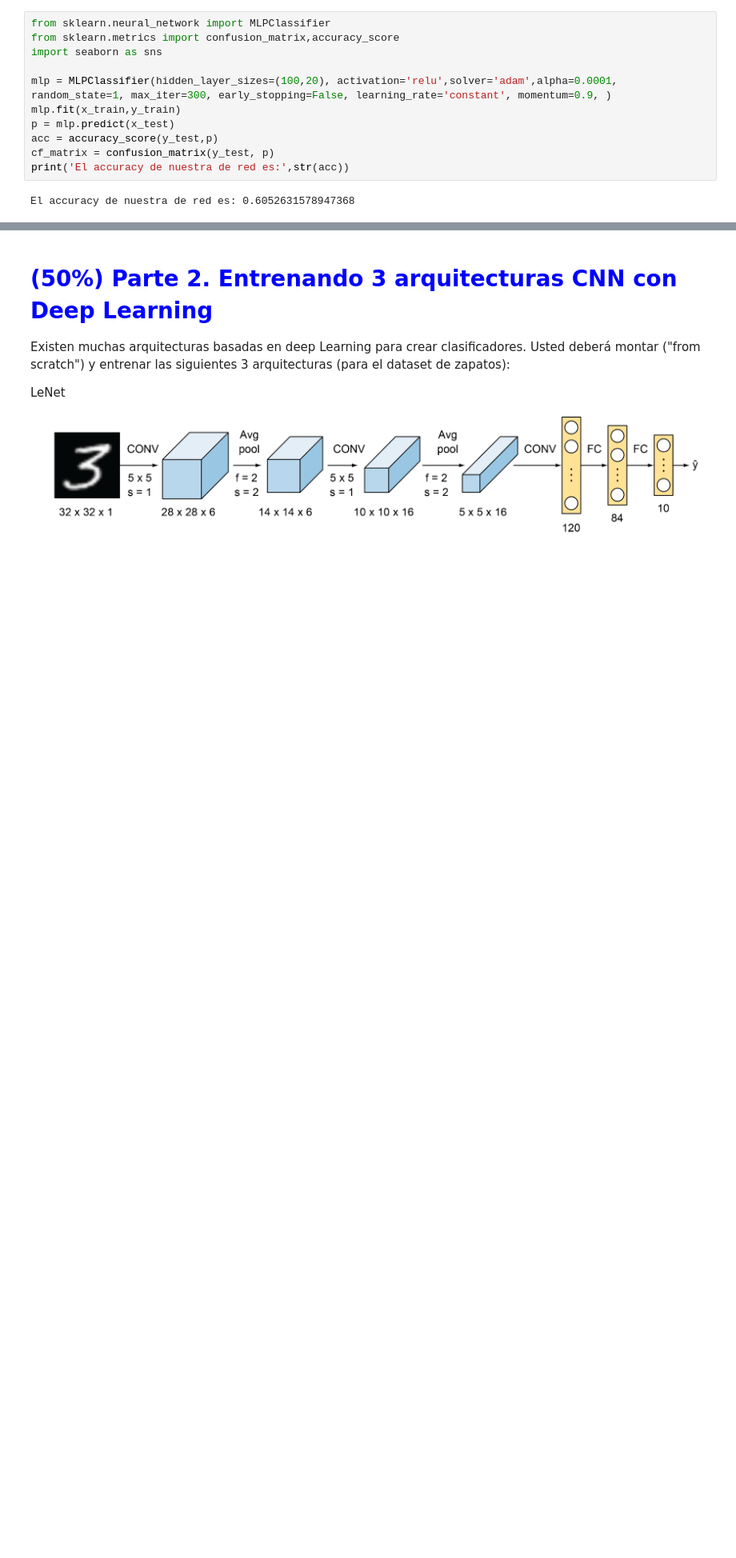
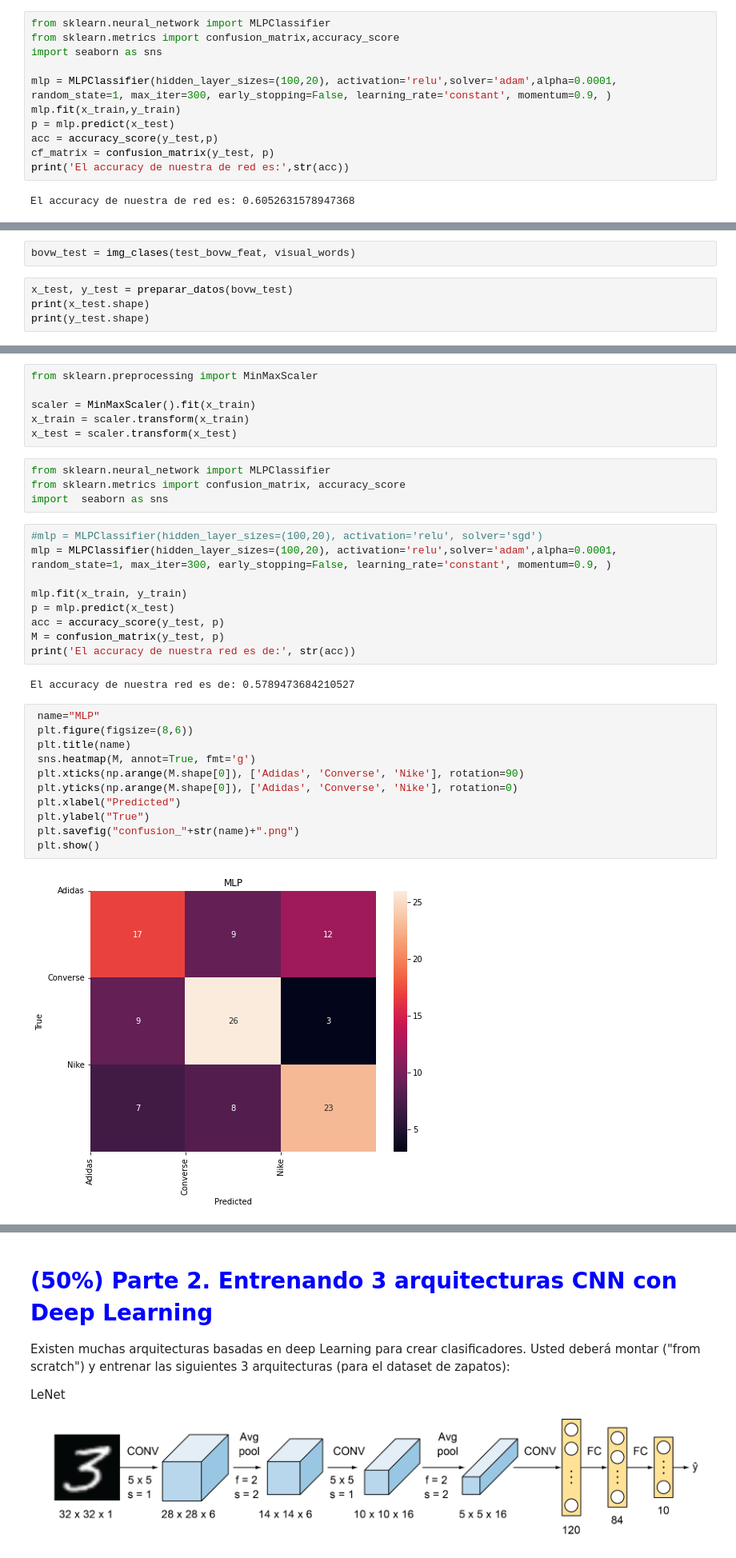
Before and after one commit to ElijahKz/ClasificadoresCl-sicos-vs-modernos, a Jupyter notebook: CVwDL_2022_3_Laboratorio1_SM.ipynb, the cells around one changed output, grey strips where cells are left out. Shown at 80% size. Cells and saved outputs as stored; diff of their text form; blank space fills up the shorter version.

```diff
--- a/CVwDL_2022_3_Laboratorio1_SM.ipynb
+++ b/CVwDL_2022_3_Laboratorio1_SM.ipynb
@@ -230,0 +602,6 @@ El accuracy de nuestra de red es: 0.6052631578947368
+# %%
+bovw_test = img_clases(test_bovw_feat, visual_words)
+# %%
+x_test, y_test = preparar_datos(bovw_test)
+print(x_test.shape)
+print(y_test.shape)
@@ -230,0 +611,34 @@ El accuracy de nuestra de red es: 0.6052631578947368
+# %%
+from sklearn.preprocessing import MinMaxScaler
+
+scaler = MinMaxScaler().fit(x_train)
+x_train = scaler.transform(x_train)
+x_test = scaler.transform(x_test)
+# %%
+from sklearn.neural_network import MLPClassifier
+from sklearn.metrics import confusion_matrix, accuracy_score
+import  seaborn as sns
+# %%
+#mlp = MLPClassifier(hidden_layer_sizes=(100,20), activation='relu', solver='sgd')
+mlp = MLPClassifier(hidden_layer_sizes=(100,20), activation='relu',solver='adam',alpha=0.0001, random_state=1, max_iter=300, early_stopping=False, learning_rate='constant', momentum=0.9, )
+
+mlp.fit(x_train, y_train)
+p = mlp.predict(x_test)
+acc = accuracy_score(y_test, p)
+M = confusion_matrix(y_test, p)
+print('El accuracy de nuestra red es de:', str(acc))
+# %% [output]
+El accuracy de nuestra red es de: 0.5789473684210527
+# %%
+ name="MLP"
+ plt.figure(figsize=(8,6))
+ plt.title(name)
+ sns.heatmap(M, annot=True, fmt='g')
+ plt.xticks(np.arange(M.shape[0]), ['Adidas', 'Converse', 'Nike'], rotation=90)
+ plt.yticks(np.arange(M.shape[0]), ['Adidas', 'Converse', 'Nike'], rotation=0)
+ plt.xlabel("Predicted")
+ plt.ylabel("True")
+ plt.savefig("confusion_"+str(name)+".png")
+ plt.show()
+# %% [output]
+[figure, added]
```
Also changed, not shown: parts of 48 cells of this notebook.
